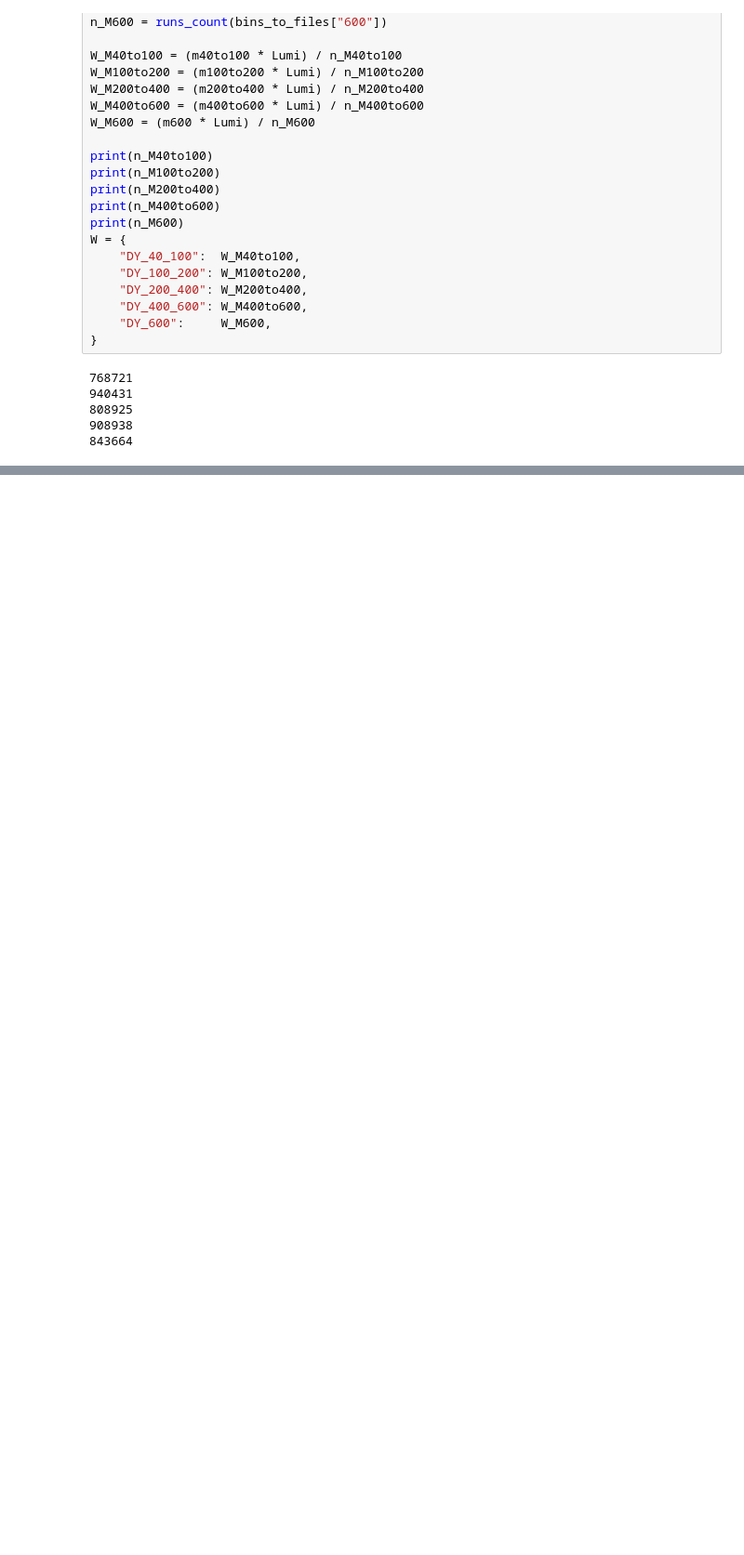
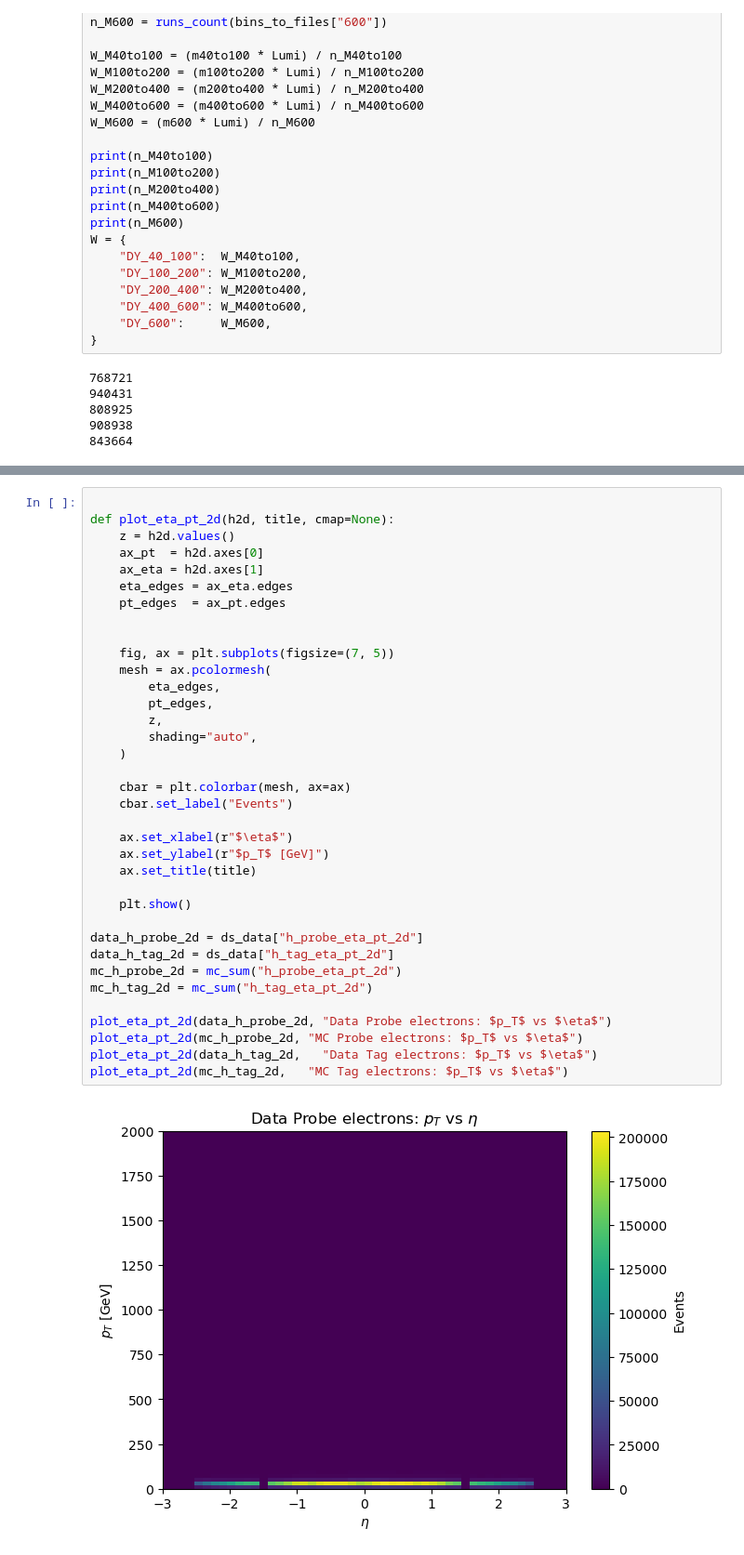
Before and after one commit to XinyiXu03/CMS_Suu_charge_misID, a Jupyter notebook: charge_misID_fraction_on_cluster.ipynb, the cells around one changed output, grey strips where cells are left out. Shown at 93% size. Cells and saved outputs as stored; diff of their text form; blank space fills up the shorter version.

```diff
--- a/charge_misID_fraction_on_cluster.ipynb
+++ b/charge_misID_fraction_on_cluster.ipynb
@@ -7181,0 +7034,38 @@ plot_data_mc_with_ratio(
+# %%
+
+def plot_eta_pt_2d(h2d, title, cmap=None):
+    z = h2d.values()
+    ax_pt  = h2d.axes[0]
+    ax_eta = h2d.axes[1]
+    eta_edges = ax_eta.edges
+    pt_edges  = ax_pt.edges
+
+
+    fig, ax = plt.subplots(figsize=(7, 5))
+    mesh = ax.pcolormesh(
+        eta_edges,
+        pt_edges,
+        z,
+        shading="auto",
+    )
+
+    cbar = plt.colorbar(mesh, ax=ax)
+    cbar.set_label("Events")
+
+    ax.set_xlabel(r"$\eta$")
+    ax.set_ylabel(r"$p_T$ [GeV]")
+    ax.set_title(title)
+
+    plt.show()
+
+data_h_probe_2d = ds_data["h_probe_eta_pt_2d"]
+data_h_tag_2d = ds_data["h_tag_eta_pt_2d"]
+mc_h_probe_2d = mc_sum("h_probe_eta_pt_2d")
+mc_h_tag_2d = mc_sum("h_tag_eta_pt_2d")
+
+plot_eta_pt_2d(data_h_probe_2d, "Data Probe electrons: $p_T$ vs $\eta$")
+plot_eta_pt_2d(mc_h_probe_2d, "MC Probe electrons: $p_T$ vs $\eta$")
+plot_eta_pt_2d(data_h_tag_2d,   "Data Tag electrons: $p_T$ vs $\eta$")
+plot_eta_pt_2d(mc_h_tag_2d,   "MC Tag electrons: $p_T$ vs $\eta$")
+# %% [output]
+[figure, added]
```
Also changed, not shown: parts of 54 cells of this notebook.
